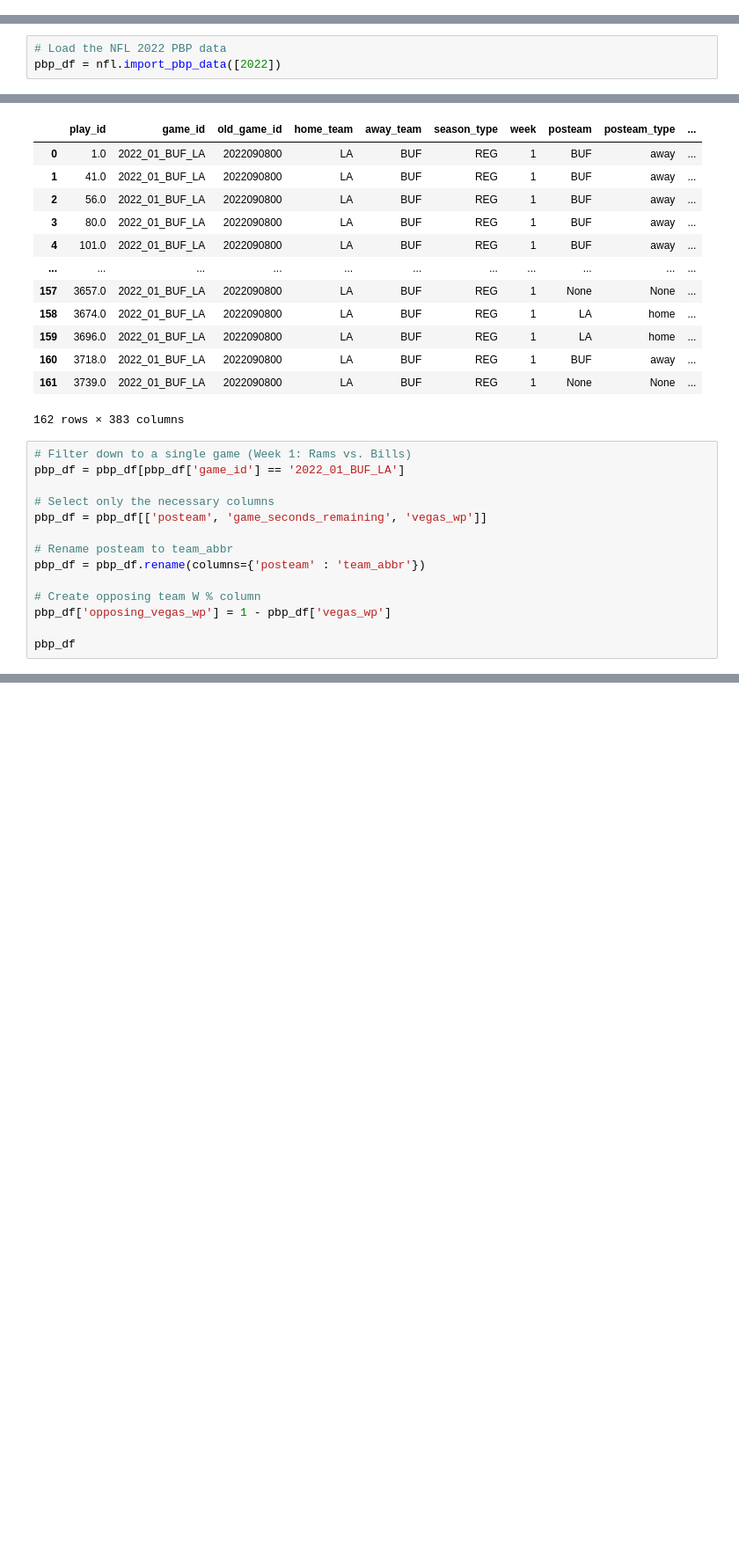
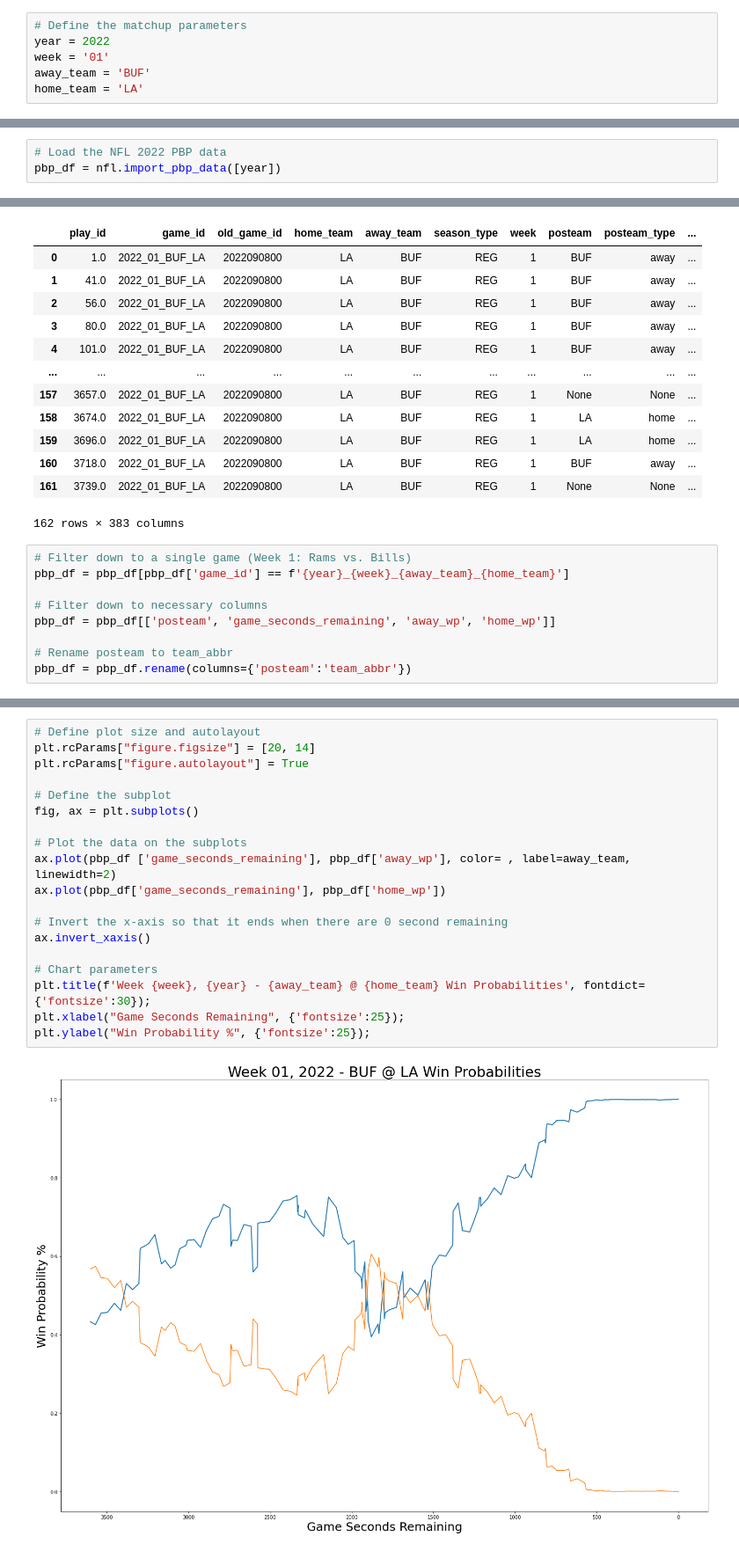
Before and after one commit to tbryan2/NFL-Win-Probability-Chart, a Jupyter notebook: NFL-Win-Probability-Visualization.ipynb, the cells around one changed output, grey strips where cells are left out. Shown at 88% size. Drawn from its saved outputs; the diff is of its cells as text; blank space fills up the shorter version.

Commit message:
Refining visualization

```diff
--- a/NFL-Win-Probability-Visualization.ipynb
+++ b/NFL-Win-Probability-Visualization.ipynb
@@ -5,4 +5,10 @@ import nfl_data_py as nfl
 import matplotlib.pyplot as plt
 import os
 import urllib.request
+# %%
+# Define the matchup parameters
+year = 2022
+week = '01'
+away_team = 'BUF'
+home_team = 'LA'
 # %%
@@ -36,7 +48,7 @@ data = {'team_abbr': team_abbr, 'logo_path': logo_paths}
 logo_df = pd.DataFrame(data)
 # %%
 # Load the NFL 2022 PBP data
-pbp_df = nfl.import_pbp_data([2022])
+pbp_df = nfl.import_pbp_data([year])
 # %% [output]
 2022 done.
 Downcasting floats.
@@ -58,15 +70,10 @@ pbp_df
 162 rows × 383 columns
 # %%
 # Filter down to a single game (Week 1: Rams vs. Bills)
-pbp_df = pbp_df[pbp_df['game_id'] == '2022_01_BUF_LA']
+pbp_df = pbp_df[pbp_df['game_id'] == f'{year}_{week}_{away_team}_{home_team}']
 
-# Select only the necessary columns
-pbp_df = pbp_df[['posteam', 'game_seconds_remaining', 'vegas_wp']]
+# Filter down to necessary columns
+pbp_df = pbp_df[['posteam', 'game_seconds_remaining', 'away_wp', 'home_wp']]
 
 # Rename posteam to team_abbr
-pbp_df = pbp_df.rename(columns={'posteam' : 'team_abbr'})
-
-# Create opposing team W % column
-pbp_df['opposing_vegas_wp'] = 1 - pbp_df['vegas_wp']
-
-pbp_df
+pbp_df = pbp_df.rename(columns={'posteam':'team_abbr'})
@@ -127,0 +98,21 @@ plt.xlim((3600, 0));
+# %%
+# Define plot size and autolayout
+plt.rcParams["figure.figsize"] = [20, 14]
+plt.rcParams["figure.autolayout"] = True
+
+# Define the subplot
+fig, ax = plt.subplots()
+
+# Plot the data on the subplots
+ax.plot(pbp_df ['game_seconds_remaining'], pbp_df['away_wp'], color= , label=away_team, linewidth=2)
+ax.plot(pbp_df['game_seconds_remaining'], pbp_df['home_wp'])
+
+# Invert the x-axis so that it ends when there are 0 second remaining
+ax.invert_xaxis()
+
+# Chart parameters
+plt.title(f'Week {week}, {year} - {away_team} @ {home_team} Win Probabilities', fontdict={'fontsize':30});
+plt.xlabel("Game Seconds Remaining", {'fontsize':25});
+plt.ylabel("Win Probability %", {'fontsize':25});
+# %% [output]
+[figure, added]
```
Also changed, not shown: parts of 5 cells of this notebook.
